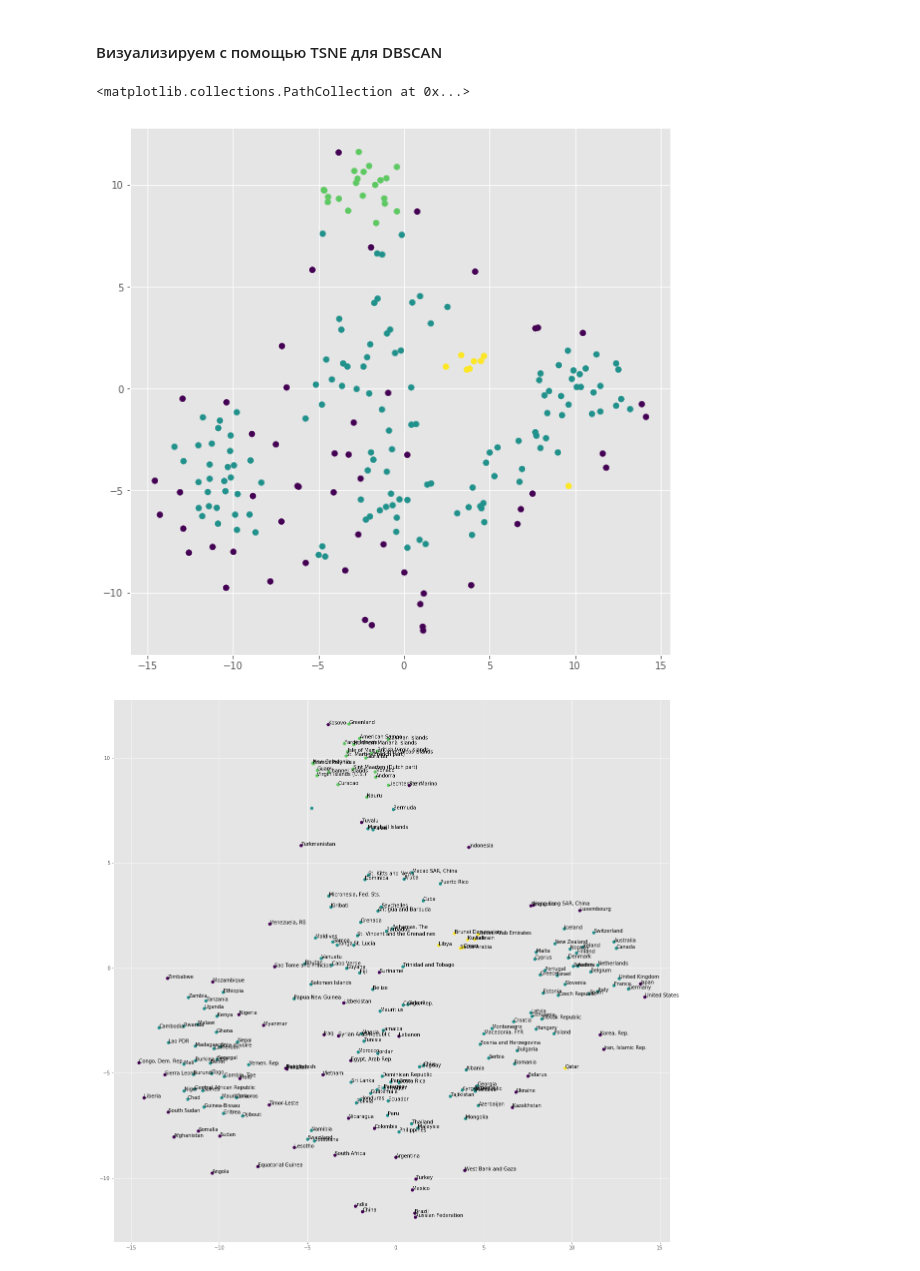
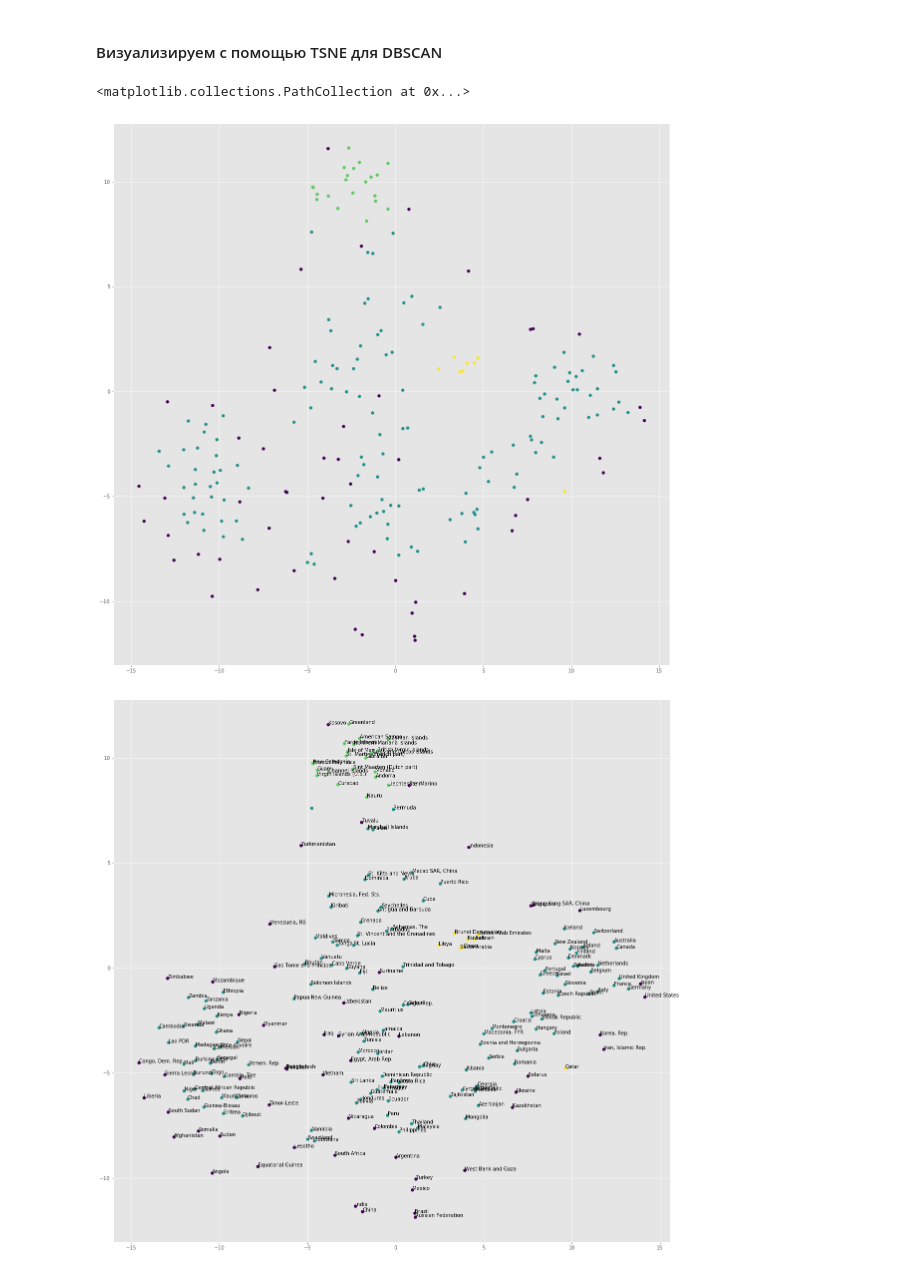
Before and after one commit to Xsardas1000/Intellectual-processing-of-data, a Jupyter notebook: hw2-clusters/filin_hw2-clusters.ipynb, the cells around one changed output. Drawn from its saved outputs; the diff is of its cells as text; code cells hidden in the pictures.

```diff
--- a/hw2-clusters/filin_hw2-clusters.ipynb
+++ b/hw2-clusters/filin_hw2-clusters.ipynb
@@ -353,4 +332,0 @@ dist, ind = nn.kneighbors(X_st, n_neighbors=5, return_distance=True)
-# %%
-mean_dist = dist[:, 1:].mean(axis=1)
-mean_dist = np.sort(mean_dist)
-plt.plot(mean_dist)
@@ -396,0 +353,5 @@ plt.scatter(X_st[:,0], X_st[:, 1], c=dbscan.labels, s=30)
+# %%
+def mean_dist(x, X_k):
+    if not len(X_k):
+        return 0
+    return np.sqrt(((X_k-x)**2).sum(1)).mean()
@@ -426,22 +385,0 @@ def mean_dist(x, X_k):
-# %%
-## Задание 2
-def quality(X, labels):
-    K = list(set(labels[labels >= 0]))
-    if len(K) < 2 or len(K) > len(X):
-        return np.zeros(0)
-    X = np.c_[X, labels]
-
-    silhouette = np.array([])
-    for i, x in enumerate(X):
-
-        a_i = mean_dist(x[:-1], [p[:-1] for j, p in enumerate(X) if p[-1] == x[-1] and j != i])
-        b_i = np.min([mean_dist(x[:-1], [p[:-1] for p in X if p[-1] == k]) for k in K if k != x[-1]])
-
-        tmp = (np.max([a_i, b_i]))
-        sil = 0
-        if tmp:
-            sil = (float)(b_i - a_i) / tmp
-        else:
-            sil = 0
-        silhouette = np.append(silhouette, sil)
-    return silhouette
@@ -548,5 +513,4 @@ len(country_names)
 # %%
 new_df = pd.DataFrame()
 for name in country_names:
-    new_df[name] = \
-    pd.DataFrame(df_cleaned.loc[df_cleaned['Country Name'] == name].mean(1).as_matrix(), index=range(1553),columns=[country_names[0]])
+    new_df[name] = df_cleaned.loc[df_cleaned['Country Name'] == name].mean(1).as_matrix()
@@ -603,11 +569,11 @@ from sklearn.manifold import TSNE
 tsne = TSNE(random_state=55)
 tsne_vis_db = tsne.fit_transform(X)
 # %%
-pl.figure(figsize=(10, 10))
+pl.figure(figsize=(20, 20))
 plt.scatter(tsne_vis_db[:, 0], tsne_vis_db[:, 1], c=clt.labels)
 # %% [output]
 <matplotlib.collections.PathCollection at 0x...>
-[figure, old version]
+[figure, new version]
 # %%
 pl.figure(figsize=(20, 20))
 plt.scatter(tsne_vis_db[:, 0], tsne_vis_db[:, 1], c=clt.labels);
```
Also changed, not shown: parts of 25 cells of this notebook.
